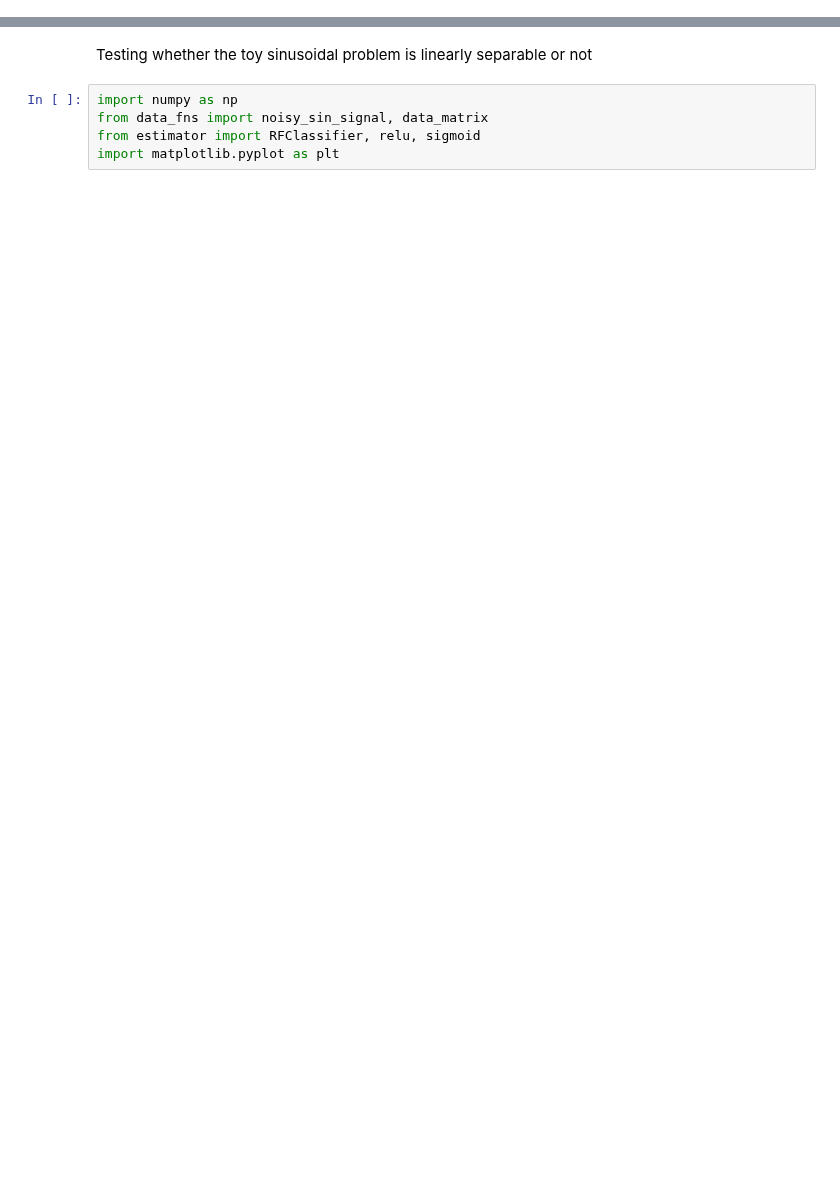
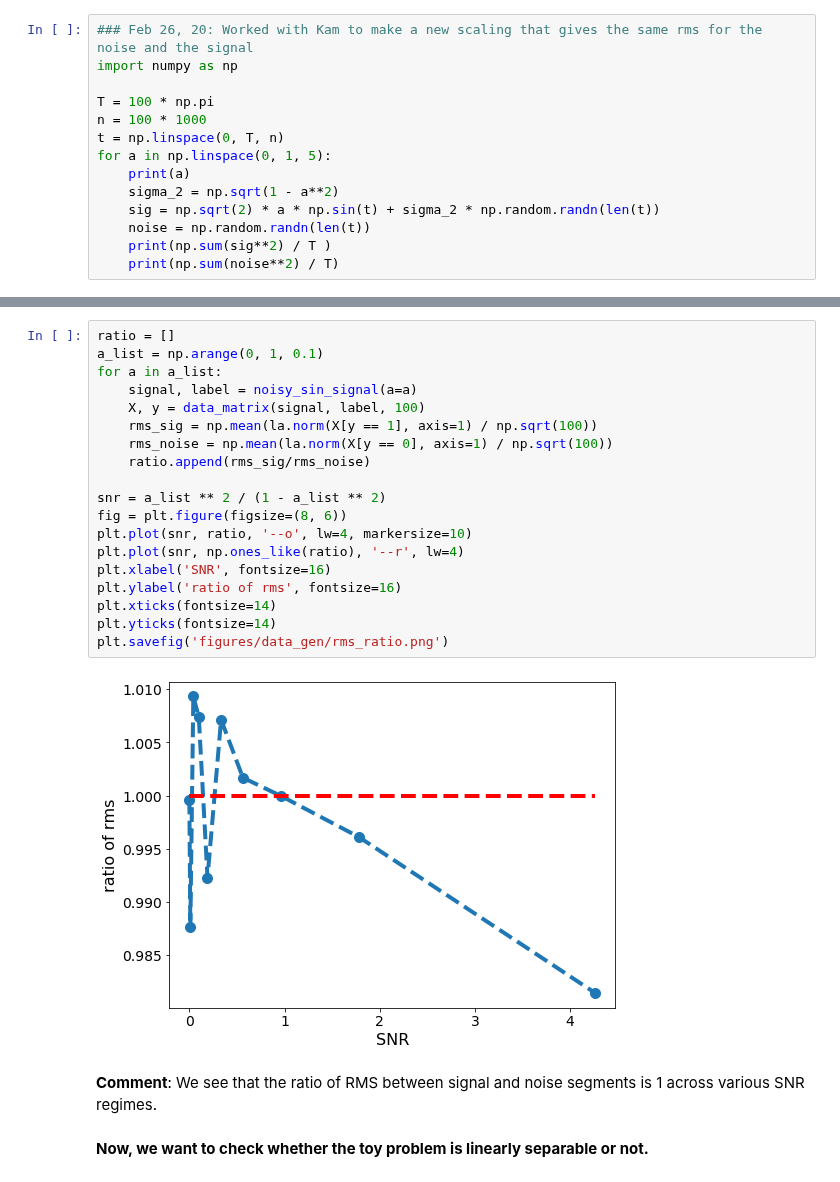
Before and after one commit to BruntonUWBio/structured-random-features, a Jupyter notebook: data_gen_check.ipynb, the cells around one changed output, grey strips where cells are left out. Saved outputs shown, nothing was run; the diff lists cells and outputs as text; blank space fills up the shorter version.

```diff
--- a/data_gen_check.ipynb
+++ b/data_gen_check.ipynb
@@ -0,0 +48,14 @@
+# %%
+### Feb 26, 20: Worked with Kam to make a new scaling that gives the same rms for the noise and the signal
+import numpy as np
+
+T = 100 * np.pi
+n = 100 * 1000
+t = np.linspace(0, T, n)
+for a in np.linspace(0, 1, 5):
+    print(a)
+    sigma_2 = np.sqrt(1 - a**2)
+    sig = np.sqrt(2) * a * np.sin(t) + sigma_2 * np.random.randn(len(t))
+    noise = np.random.randn(len(t))
+    print(np.sum(sig**2) / T )
+    print(np.sum(noise**2) / T)
@@ -1,7 +78,25 @@
+# %%
+ratio = []
+a_list = np.arange(0, 1, 0.1)
+for a in a_list:
+    signal, label = noisy_sin_signal(a=a)
+    X, y = data_matrix(signal, label, 100)
+    rms_sig = np.mean(la.norm(X[y == 1], axis=1) / np.sqrt(100))
+    rms_noise = np.mean(la.norm(X[y == 0], axis=1) / np.sqrt(100))
+    ratio.append(rms_sig/rms_noise)
+
+snr = a_list ** 2 / (1 - a_list ** 2)
+fig = plt.figure(figsize=(8, 6))
+plt.plot(snr, ratio, '--o', lw=4, markersize=10)
+plt.plot(snr, np.ones_like(ratio), '--r', lw=4)
+plt.xlabel('SNR', fontsize=16)
+plt.ylabel('ratio of rms', fontsize=16)
+plt.xticks(fontsize=14)
+plt.yticks(fontsize=14)
+plt.savefig('figures/data_gen/rms_ratio.png')
+# %% [output]
+[figure, added]
+# %% [markdown]
+__Comment__: We see that the ratio of RMS between signal and noise segments is 1 across various SNR regimes.
 # %% [markdown]
-Testing whether the toy sinusoidal problem is linearly separable or not
+__Now, we want to check whether the toy problem is linearly separable or not.__
-# %%
-import numpy as np
-from data_fns import noisy_sin_signal, data_matrix
-from estimator import RFClassifier, relu, sigmoid
-import matplotlib.pyplot as plt
```
Also changed, not shown: parts of 19 cells of this notebook, 19 other files.
